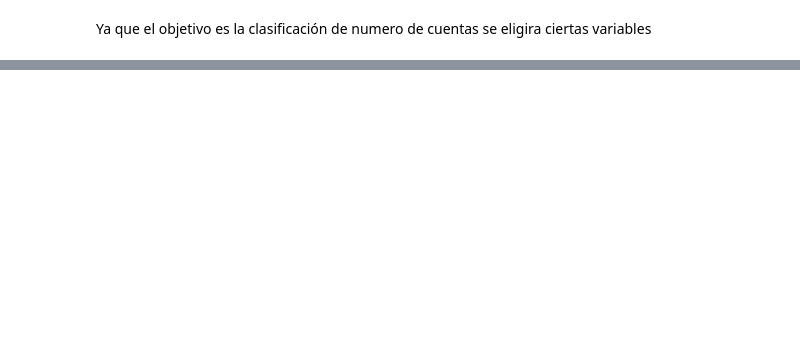
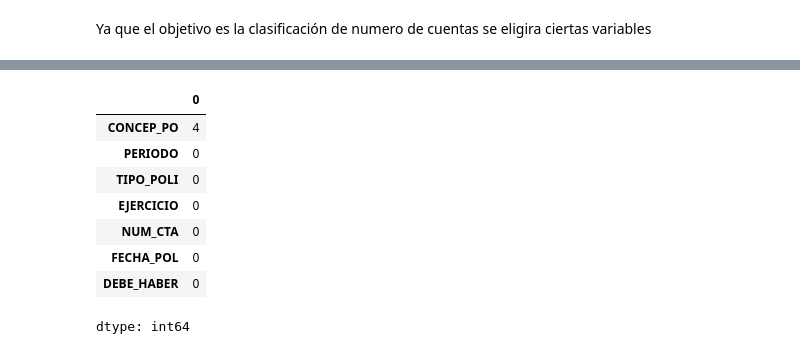
Before and after one commit to Vga18/diplomado, a Jupyter notebook: Proyecto_diplomado.ipynb, the cells around one changed output, grey strips where cells are left out. Cells and saved outputs as stored; diff of their text form; code cells hidden in the pictures; blank space fills up the shorter version.

```diff
--- a/Proyecto_diplomado.ipynb
+++ b/Proyecto_diplomado.ipynb
@@ -83,0 +80,12 @@ polizas26.head(5)
+# %%
+polizas.isnull().sum().sort_values(ascending=False)
+# %% [output]
+|  | 0 |
+| CONCEP_PO | 4 |
+| PERIODO | 0 |
+| TIPO_POLI | 0 |
+| EJERCICIO | 0 |
+| NUM_CTA | 0 |
+| FECHA_POL | 0 |
+| DEBE_HABER | 0 |
+dtype: int64
```
Also changed, not shown: parts of 9 cells of this notebook.
